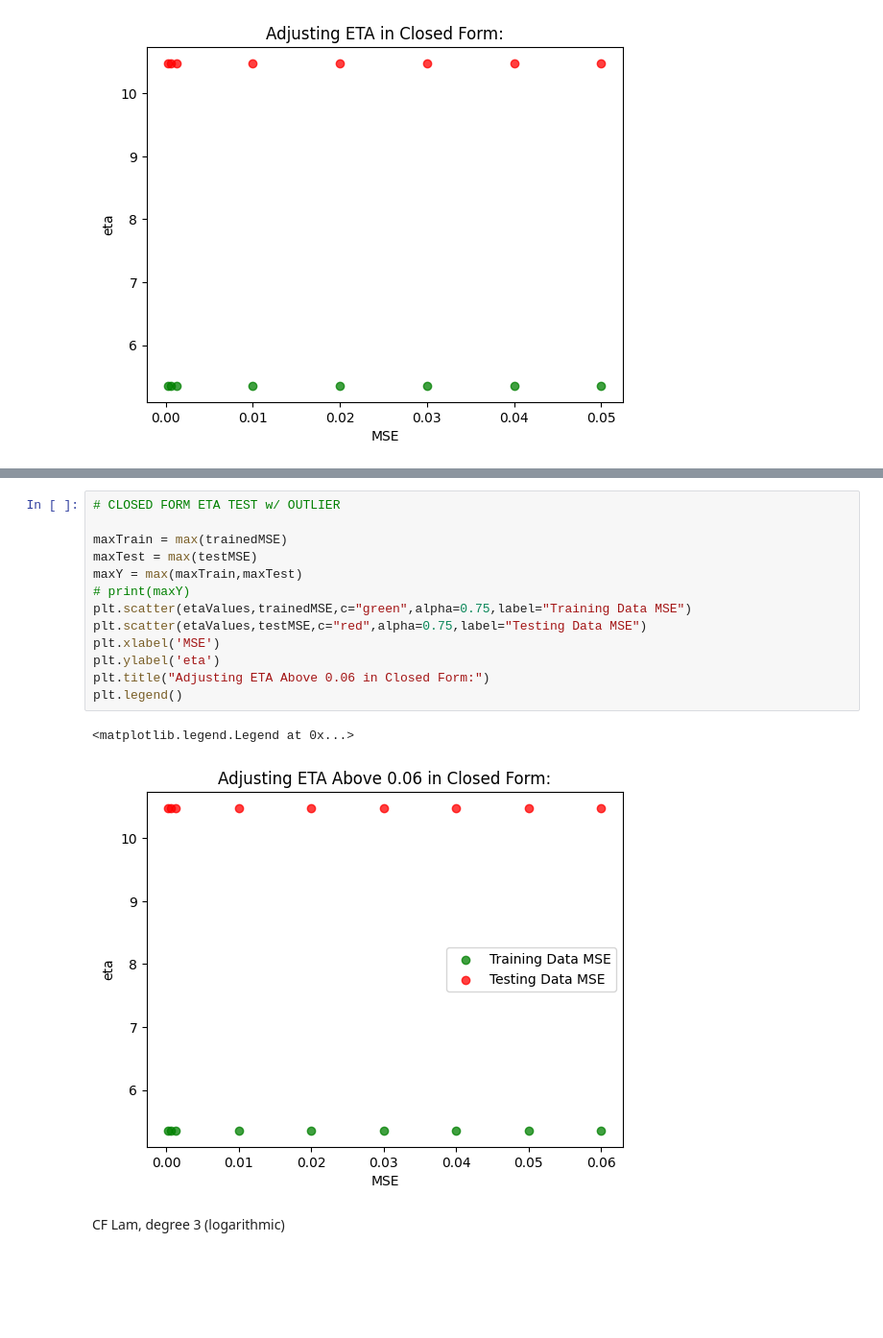
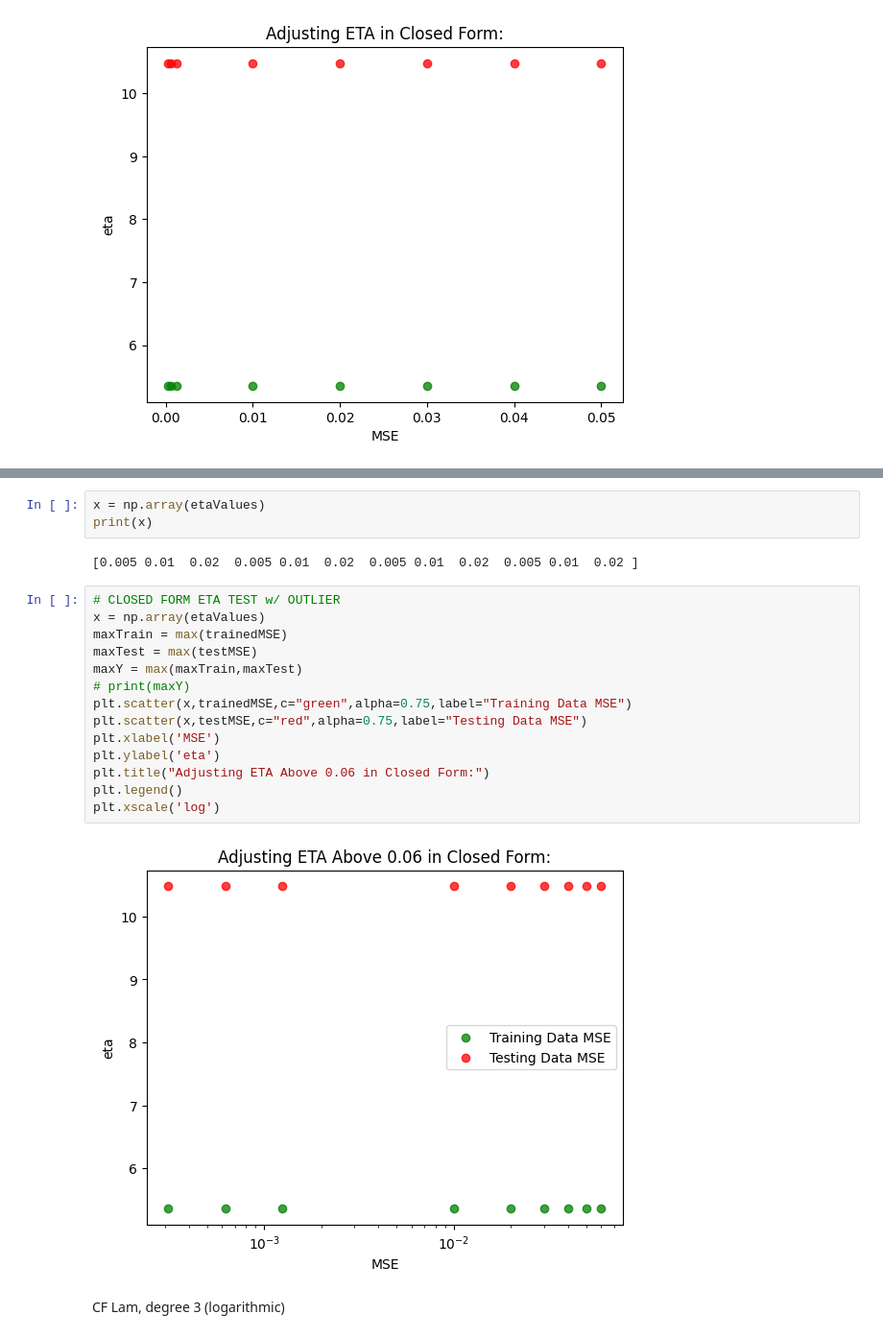
Before and after one commit to schuywalker/ML_homework, a Jupyter notebook: prog4/code_linear_regression/hyperparameter_tests.ipynb, the cells around one changed output, grey strips where cells are left out. Shown at 96% size. Saved outputs shown, nothing was run; the diff lists cells and outputs as text; blank space fills up the shorter version.

```diff
--- a/prog4/code_linear_regression/hyperparameter_tests.ipynb
+++ b/prog4/code_linear_regression/hyperparameter_tests.ipynb
@@ -109,19 +115,24 @@ print(etaValues)
+# %%
+x = np.array(etaValues)
+print(x)
+# %% [output]
+[0.005 0.01  0.02  0.005 0.01  0.02  0.005 0.01  0.02  0.005 0.01  0.02 ]
 # %%
 # CLOSED FORM ETA TEST w/ OUTLIER
-
+x = np.array(etaValues)
 maxTrain = max(trainedMSE)
 maxTest = max(testMSE)
 maxY = max(maxTrain,maxTest)
 # print(maxY)
-plt.scatter(etaValues,trainedMSE,c="green",alpha=0.75,label="Training Data MSE")
-plt.scatter(etaValues,testMSE,c="red",alpha=0.75,label="Testing Data MSE")
+plt.scatter(x,trainedMSE,c="green",alpha=0.75,label="Training Data MSE")
+plt.scatter(x,testMSE,c="red",alpha=0.75,label="Testing Data MSE")
 plt.xlabel('MSE')
 plt.ylabel('eta')
 plt.title("Adjusting ETA Above 0.06 in Closed Form:")
 plt.legend()
+plt.xscale('log')
 # %% [output]
-<matplotlib.legend.Legend at 0x...>
-[figure, old version]
+[figure, new version]
 # %% [markdown]
 CF Lam, degree 3 (logarithmic)
 # %%
```
Also changed, not shown: parts of 30 cells of this notebook, 1 other file.
